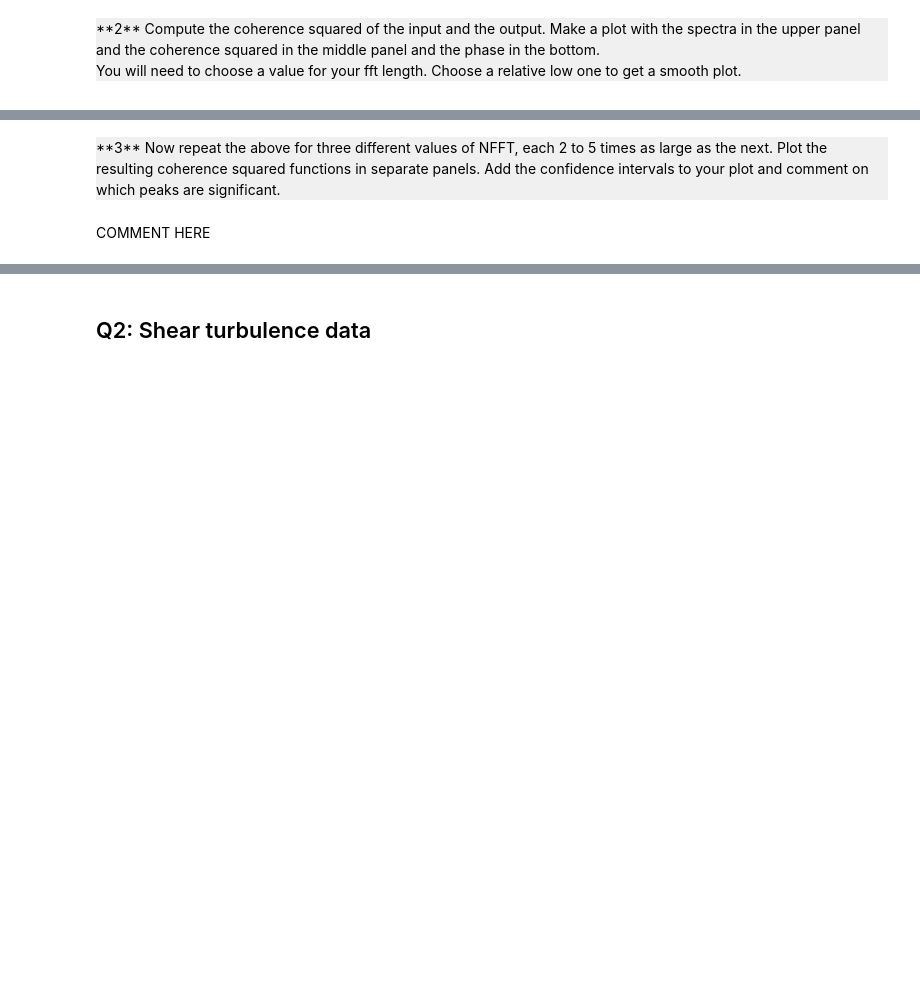
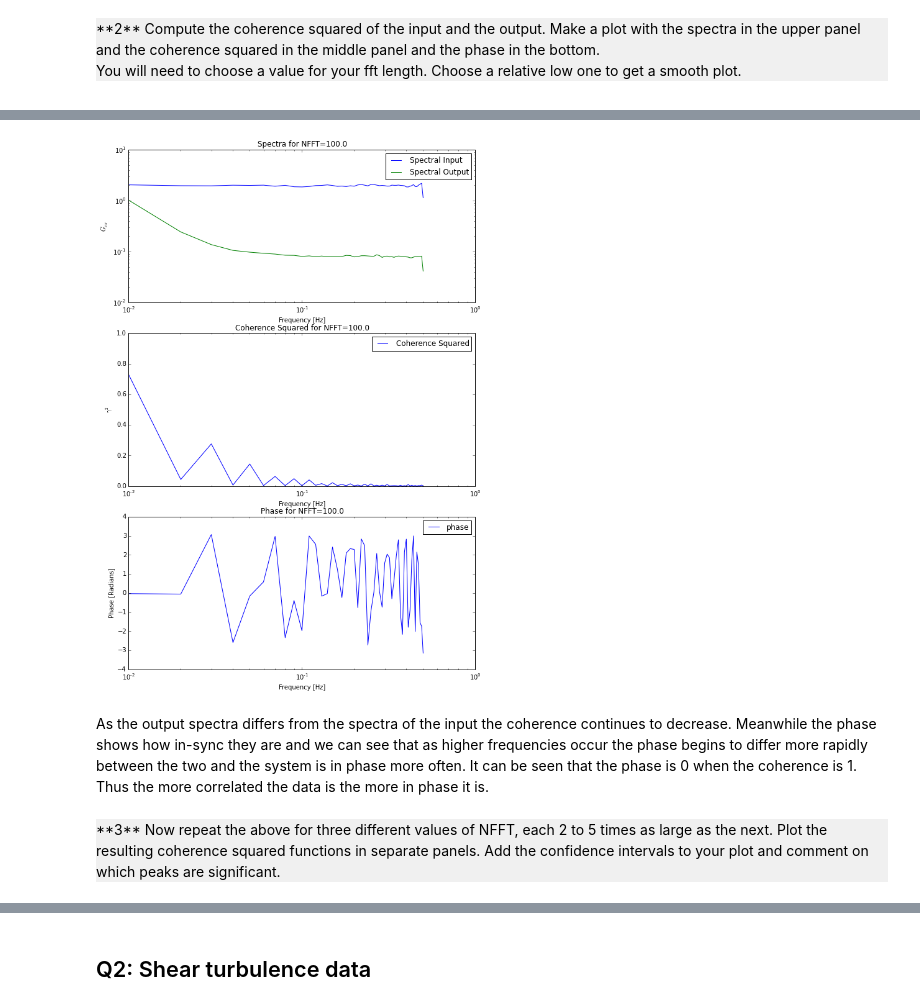
Before and after one commit to spalmer91/Phys411Assignments, a Jupyter notebook: Assignment-06.ipynb, the cells around one changed output, grey strips where cells are left out. Cells and saved outputs as stored; diff of their text form; code cells hidden in the pictures; blank space fills up the shorter version.

```diff
--- a/Assignment-06.ipynb
+++ b/Assignment-06.ipynb
@@ -35,5 +67,63 @@ COMMENT HERE:
+# %%
+dt = np.median(np.diff(t))
+def results(x, dt, y2, nfft, plot):
+    #spectra xx
+    spectralinput, fin = mlab.psd(x, Fs = 1./dt, NFFT = nfft)
+    spectralinput = spectralinput.flatten()
+    #spectra yy
+    spectraloutput, fout = mlab.psd(y2, Fs = 1./dt, NFFT = nfft)
+    spectraloutput = spectraloutput.flatten()
+    #cross spectra xy
+    crossspectra, fcin = mlab.csd(x, y2, Fs = 1./dt, NFFT = nfft)
+    #coherence squared output
+    coherence = abs(crossspectra)**2/spectralinput/spectraloutput
+    #coherence squared output confidence output
+    bound = np.sqrt(2)*(1+coherence)/abs(np.sqrt(coherence))/np.sqrt(len(x)/nfft)
+    ubound = coherence + bound
+    lbound = coherence - bound
+    #phase
+    phase = np.arctan2(np.imag(crossspectra),np.real(crossspectra))
+    #graphs
+    if (plot == True):
+        fig =plt.figure(figsize = (10, 15))
+        #
+        axspectra = fig.add_subplot(3, 1, 1)
+        axspectra.loglog(fin, spectralinput, label = 'Spectral Input')
+        axspectra.loglog(fout, spectraloutput, label = 'Spectral Output')
+        axspectra.set_xlabel ('Frequency [Hz]')
+        axspectra.set_ylabel('$G_{xy}$')
+        axspectra.set_title('Spectra for NFFT=%s'%(nfft))
+        axspectra.legend()
+        #
+        axcoh = fig.add_subplot(3, 1, 2)
+        axcoh.semilogx(fin,coherence, label = 'Coherence Squared')
+        axcoh.set_xlabel ('Frequency [Hz]')
+        axcoh.set_ylabel(r'$\gamma^{2}$')
+        axcoh.set_title('Coherence Squared for NFFT=%s'%(nfft))
+        axcoh.legend()
+        #
+        axphase = fig.add_subplot(3, 1, 3)
+        axphase.semilogx(fin,phase, label = 'phase')
+        axphase.set_xlabel ('Frequency [Hz]')
+        axphase.set_ylabel(r'Phase [Radians]')
+        axphase.set_title('Phase for NFFT=%s'%(nfft))
+        axphase.legend()
+    else:
+        fig =plt.figure(figsize = (10, 5))
+        axcoh = fig.add_subplot(1, 1, 1)
+        axcoh.semilogx(fin,coherence, label = 'Coherence Squared')
+        axcoh.semilogx(fin,ubound, label = 'Upper Bound of Coherence Squared')
+        axcoh.semilogx(fin,lbound, label ='Lower Bound of Coherence Squared')
+        axcoh.set_xlabel ('Frequency [Hz]')
+        axcoh.set_ylabel(r'$\gamma^{2}$')
+        axcoh.set_title('Coherence Squared for NFFT=%s'%(nfft))
+        axcoh.set_ylim([0,1])
+        axcoh.legend()
+results(x, dt, y2, 100., True)
+# %% [output]
+[figure, added]
+# %% [markdown]
+As the output spectra differs from the spectra of the input the coherence continues to decrease.  Meanwhile the phase shows how in-sync they are and we can see that as higher frequencies occur the phase begins to differ more rapidly between the two and the system is in phase more often.  It can be seen that the phase is 0 when the coherence is 1.  Thus the more correlated the data is the more in phase it is.
 # %% [markdown]
 <div style='background:#F0F0F0'>**3** Now repeat the above for three different values of NFFT, each 2 to 5 times as large as the next.  Plot the resulting coherence squared functions in separate panels.  Add the confidence intervals to your plot and comment on which peaks are significant.
 </div>
-# %% [markdown]
-COMMENT HERE
```
Also changed, not shown: parts of 22 cells of this notebook.
